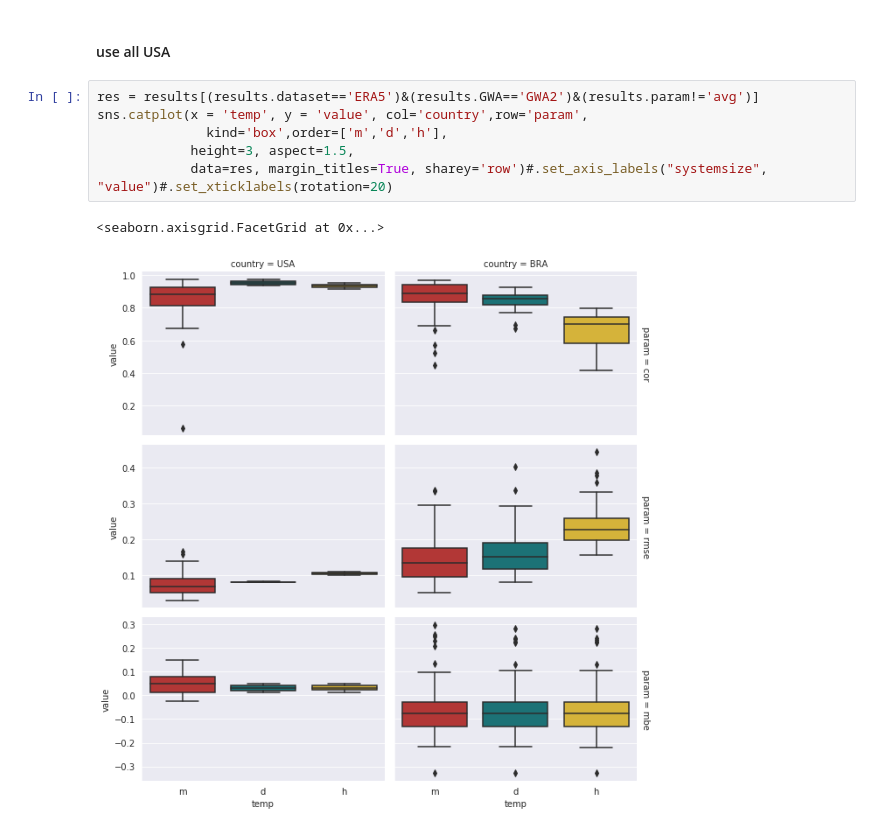
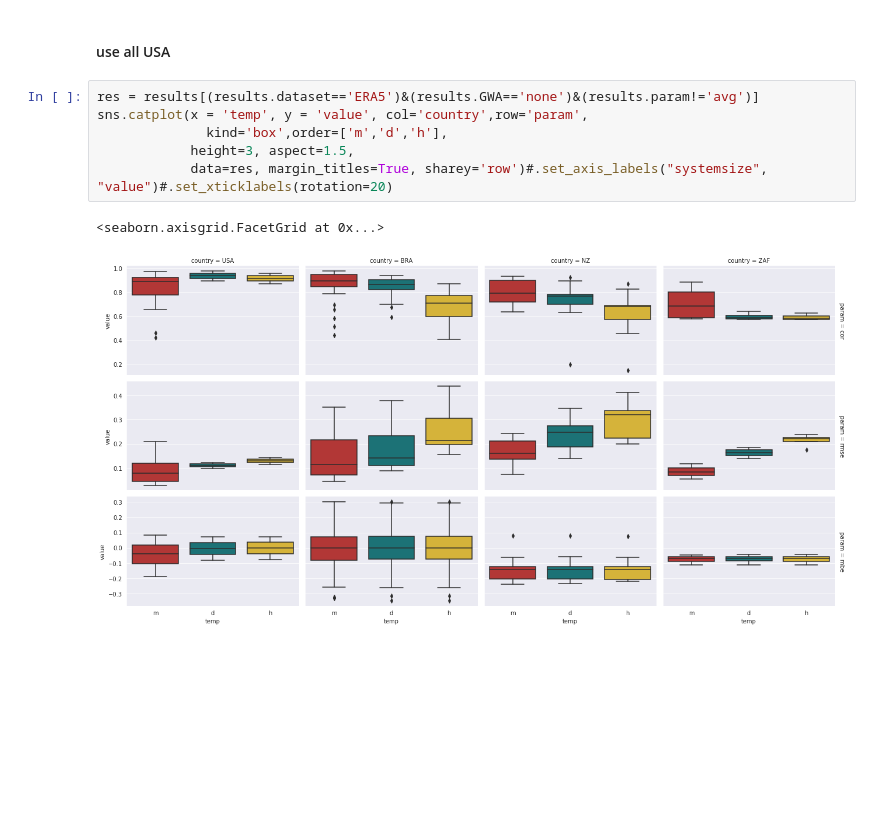
Before and after one commit to KatharinaGruber/windpower_GWA, a Jupyter notebook: story.ipynb, the cells around one changed output. Drawn from its saved outputs; the diff is of its cells as text; blank space fills up the shorter version.

```diff
--- a/story.ipynb
+++ b/story.ipynb
@@ -145,11 +213,11 @@ sns.catplot(x = 'temp', y = 'value', col='country',row='param',
 # %% [markdown]
 #### use all USA
 # %%
-res = results[(results.dataset=='ERA5')&(results.GWA=='GWA2')&(results.param!='avg')]
+res = results[(results.dataset=='ERA5')&(results.GWA=='none')&(results.param!='avg')]
 sns.catplot(x = 'temp', y = 'value', col='country',row='param',
               kind='box',order=['m','d','h'],
             height=3, aspect=1.5,
             data=res, margin_titles=True, sharey='row')#.set_axis_labels("systemsize", "value")#.set_xticklabels(rotation=20)
 # %% [output]
 <seaborn.axisgrid.FacetGrid at 0x...>
-[figure, old version]
+[figure, new version]
```
Also changed, not shown: parts of 24 cells of this notebook.
